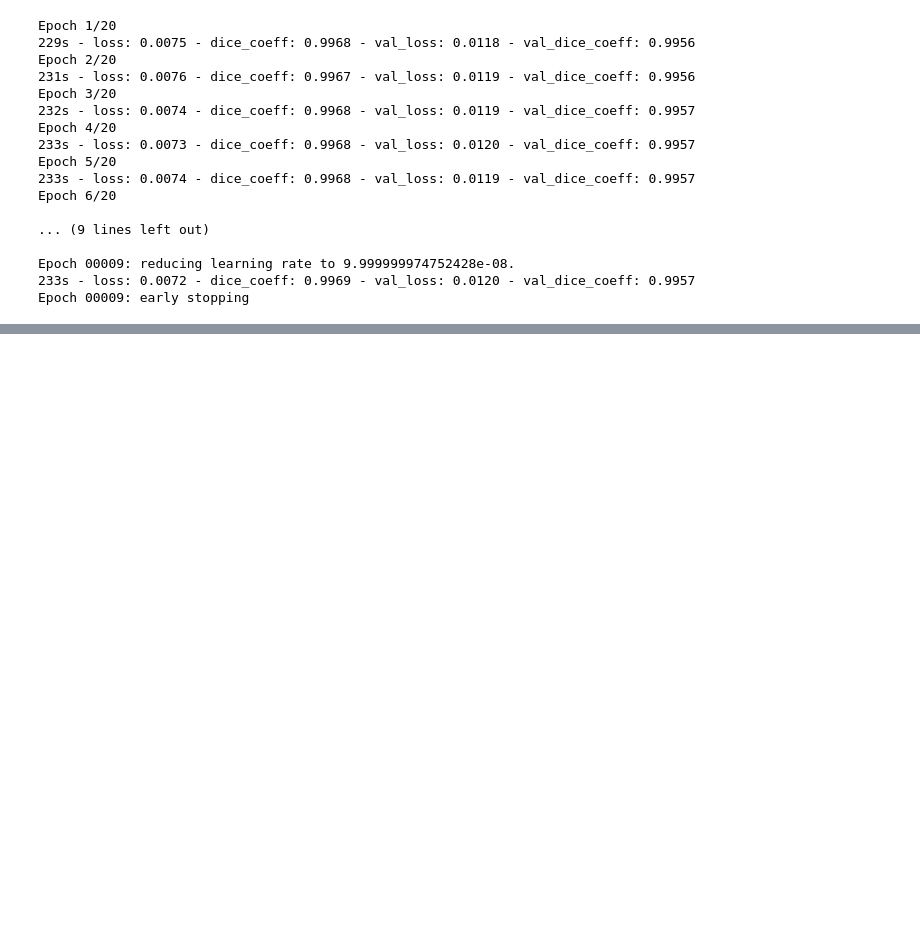
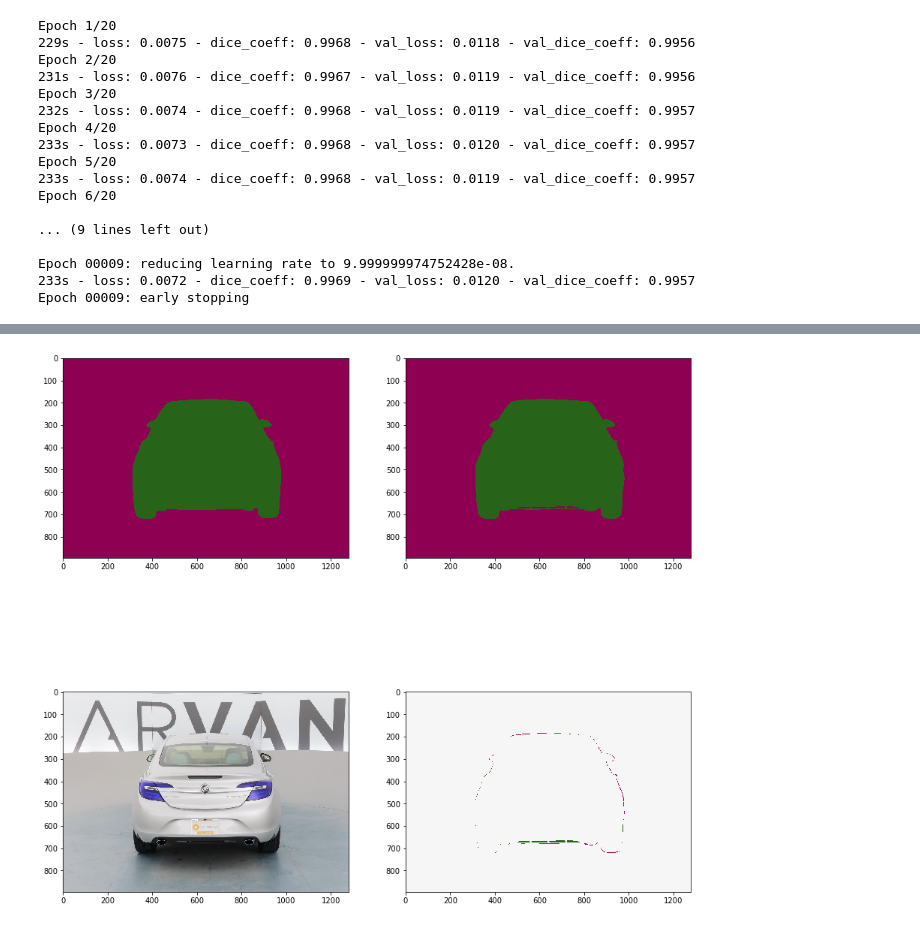
Before and after one commit to sainathadapa/kaggle-carvana-image-masking-challenge, a Jupyter notebook: 17-fullres-ang-09.ipynb, the cells around one changed output, grey strips where cells are left out. Drawn from its saved outputs; the diff is of its cells as text; code cells hidden in the pictures; blank space fills up the shorter version.

```diff
--- a/17-fullres-ang-09.ipynb
+++ b/17-fullres-ang-09.ipynb
@@ -1001,0 +1099,4 @@ ToDO
+# %%
+plot_diff(196);
+# %% [output]
+[figure, added]
```
Also changed, not shown: parts of 23 cells of this notebook.
